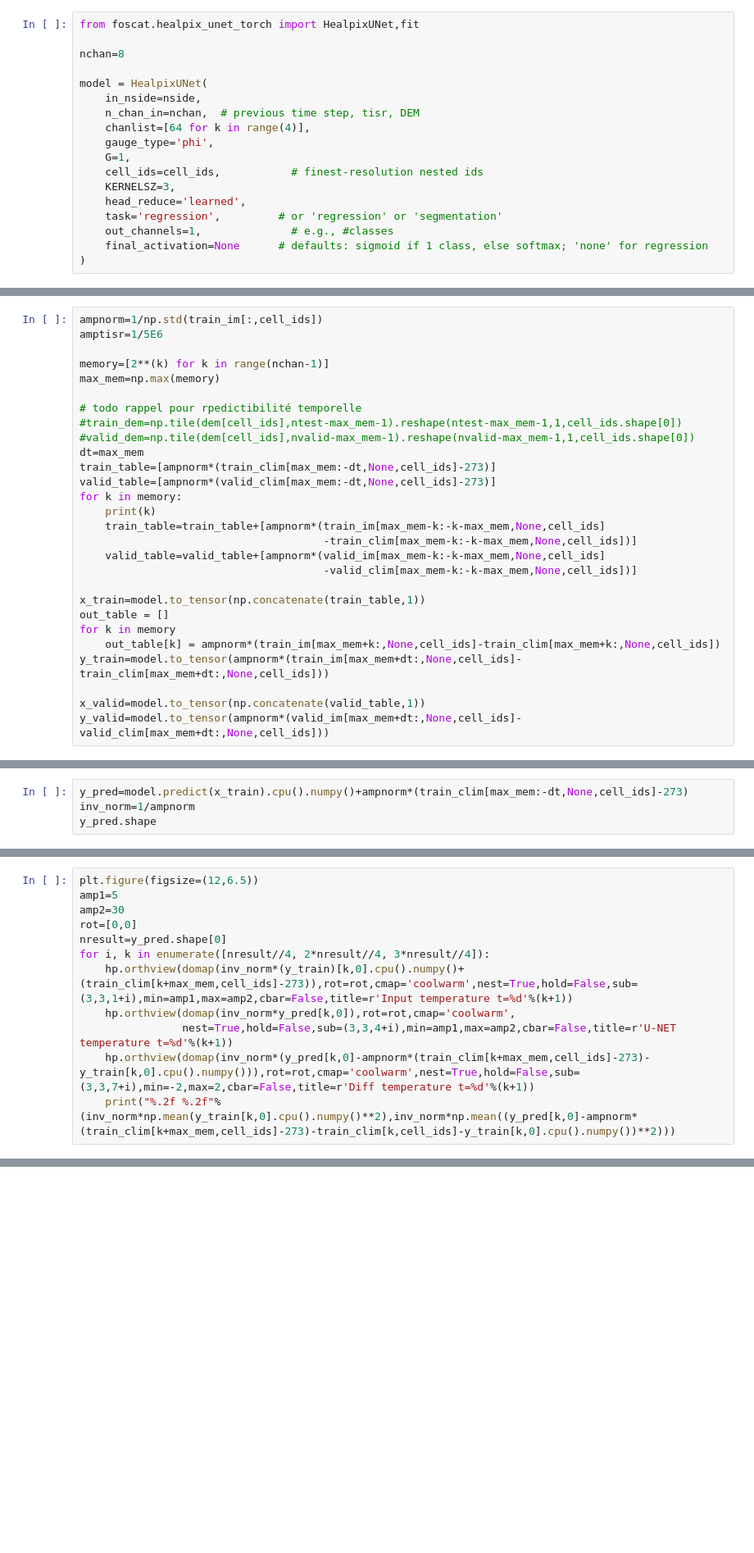
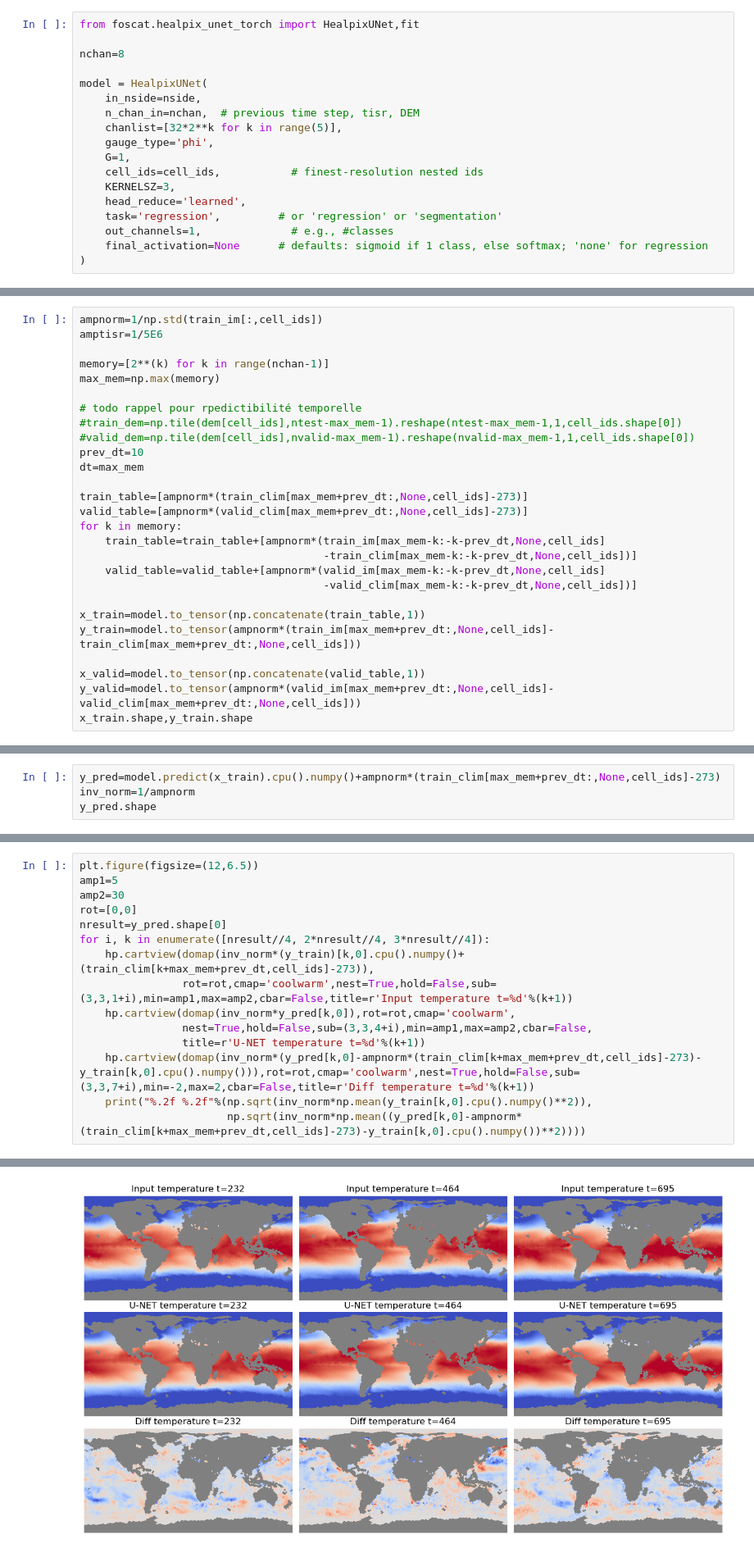
Before and after one commit to jmdelouis/Shere_HEALPIX_CNN, a Jupyter notebook: CNN_ecmwf.ipynb, the cells around one changed output, grey strips where cells are left out. Shown at 82% size. Cells and saved outputs as stored; diff of their text form; blank space fills up the shorter version.

```diff
--- a/CNN_ecmwf.ipynb
+++ b/CNN_ecmwf.ipynb
@@ -255,7 +237,7 @@ nchan=8
 model = HealpixUNet(
     in_nside=nside,
     n_chan_in=nchan,  # previous time step, tisr, DEM
-    chanlist=[64 for k in range(4)],
+    chanlist=[32*2**k for k in range(5)],
     gauge_type='phi',
     G=1,
     cell_ids=cell_ids,           # finest-resolution nested ids
@@ -277,21 +257,20 @@ max_mem=np.max(memory)
 # todo rappel pour rpedictibilité temporelle
 #train_dem=np.tile(dem[cell_ids],ntest-max_mem-1).reshape(ntest-max_mem-1,1,cell_ids.shape[0])
 #valid_dem=np.tile(dem[cell_ids],nvalid-max_mem-1).reshape(nvalid-max_mem-1,1,cell_ids.shape[0])
+prev_dt=10
 dt=max_mem
-train_table=[ampnorm*(train_clim[max_mem:-dt,None,cell_ids]-273)]
-valid_table=[ampnorm*(valid_clim[max_mem:-dt,None,cell_ids]-273)]
+
+train_table=[ampnorm*(train_clim[max_mem+prev_dt:,None,cell_ids]-273)]
+valid_table=[ampnorm*(valid_clim[max_mem+prev_dt:,None,cell_ids]-273)]
 for k in memory:
-    print(k)
-    train_table=train_table+[ampnorm*(train_im[max_mem-k:-k-max_mem,None,cell_ids]
-                                      -train_clim[max_mem-k:-k-max_mem,None,cell_ids])]
-    valid_table=valid_table+[ampnorm*(valid_im[max_mem-k:-k-max_mem,None,cell_ids]
-                                      -valid_clim[max_mem-k:-k-max_mem,None,cell_ids])]
+    train_table=train_table+[ampnorm*(train_im[max_mem-k:-k-prev_dt,None,cell_ids]
+                                      -train_clim[max_mem-k:-k-prev_dt,None,cell_ids])]
+    valid_table=valid_table+[ampnorm*(valid_im[max_mem-k:-k-prev_dt,None,cell_ids]
+                                      -valid_clim[max_mem-k:-k-prev_dt,None,cell_ids])]
 
 x_train=model.to_tensor(np.concatenate(train_table,1))
-out_table = []
-for k in memory
-    out_table[k] = ampnorm*(train_im[max_mem+k:,None,cell_ids]-train_clim[max_mem+k:,None,cell_ids])
-y_train=model.to_tensor(ampnorm*(train_im[max_mem+dt:,None,cell_ids]-train_clim[max_mem+dt:,None,cell_ids]))
+y_train=model.to_tensor(ampnorm*(train_im[max_mem+prev_dt:,None,cell_ids]-train_clim[max_mem+prev_dt:,None,cell_ids]))
 
 x_valid=model.to_tensor(np.concatenate(valid_table,1))
-y_valid=model.to_tensor(ampnorm*(valid_im[max_mem+dt:,None,cell_ids]-valid_clim[max_mem+dt:,None,cell_ids]))
+y_valid=model.to_tensor(ampnorm*(valid_im[max_mem+prev_dt:,None,cell_ids]-valid_clim[max_mem+prev_dt:,None,cell_ids]))
+x_train.shape,y_train.shape
@@ -302,4 +301,4 @@ hist  = fit(model, x_train,y_train, n_epoch=1000, view_epoch=10,optimizer='ADAM'
 # %%
-y_pred=model.predict(x_train).cpu().numpy()+ampnorm*(train_clim[max_mem:-dt,None,cell_ids]-273)
+y_pred=model.predict(x_train).cpu().numpy()+ampnorm*(train_clim[max_mem+prev_dt:,None,cell_ids]-273)
 inv_norm=1/ampnorm
 y_pred.shape
@@ -310,8 +311,12 @@ amp2=30
 rot=[0,0]
 nresult=y_pred.shape[0]
 for i, k in enumerate([nresult//4, 2*nresult//4, 3*nresult//4]):
-    hp.orthview(domap(inv_norm*(y_train)[k,0].cpu().numpy()+(train_clim[k+max_mem,cell_ids]-273)),rot=rot,cmap='coolwarm',nest=True,hold=False,sub=(3,3,1+i),min=amp1,max=amp2,cbar=False,title=r'Input temperature t=%d'%(k+1))
-    hp.orthview(domap(inv_norm*y_pred[k,0]),rot=rot,cmap='coolwarm',
-                nest=True,hold=False,sub=(3,3,4+i),min=amp1,max=amp2,cbar=False,title=r'U-NET temperature t=%d'%(k+1))
-    hp.orthview(domap(inv_norm*(y_pred[k,0]-ampnorm*(train_clim[k+max_mem,cell_ids]-273)-y_train[k,0].cpu().numpy())),rot=rot,cmap='coolwarm',nest=True,hold=False,sub=(3,3,7+i),min=-2,max=2,cbar=False,title=r'Diff temperature t=%d'%(k+1))
-    print("%.2f %.2f"%(inv_norm*np.mean(y_train[k,0].cpu().numpy()**2),inv_norm*np.mean((y_pred[k,0]-ampnorm*(train_clim[k+max_mem,cell_ids]-273)-train_clim[k,cell_ids]-y_train[k,0].cpu().numpy())**2)))
+    hp.cartview(domap(inv_norm*(y_train)[k,0].cpu().numpy()+(train_clim[k+max_mem+prev_dt,cell_ids]-273)),
+                rot=rot,cmap='coolwarm',nest=True,hold=False,sub=(3,3,1+i),min=amp1,max=amp2,cbar=False,title=r'Input temperature t=%d'%(k+1))
+    hp.cartview(domap(inv_norm*y_pred[k,0]),rot=rot,cmap='coolwarm',
+                nest=True,hold=False,sub=(3,3,4+i),min=amp1,max=amp2,cbar=False,
+                title=r'U-NET temperature t=%d'%(k+1))
+    hp.cartview(domap(inv_norm*(y_pred[k,0]-ampnorm*(train_clim[k+max_mem+prev_dt,cell_ids]-273)-y_train[k,0].cpu().numpy())),rot=rot,cmap='coolwarm',nest=True,hold=False,sub=(3,3,7+i),min=-2,max=2,cbar=False,title=r'Diff temperature t=%d'%(k+1))
+    print("%.2f %.2f"%(np.sqrt(inv_norm*np.mean(y_train[k,0].cpu().numpy()**2)),
+                       np.sqrt(inv_norm*np.mean((y_pred[k,0]-ampnorm*(train_clim[k+max_mem+prev_dt,cell_ids]-273)-y_train[k,0].cpu().numpy())**2))))
+# %% [output]
@@ -318,3 +326,4 @@ for i, k in enumerate([nresult//4, 2*nresult//4, 3*nresult//4]):
+[figure, added]
 # %%
 hp.orthview(dem,rot=rot,cmap='Greys',nest=True,min=0,cbar=False)
 
```
Also changed, not shown: parts of 24 cells of this notebook, 1 other file.
